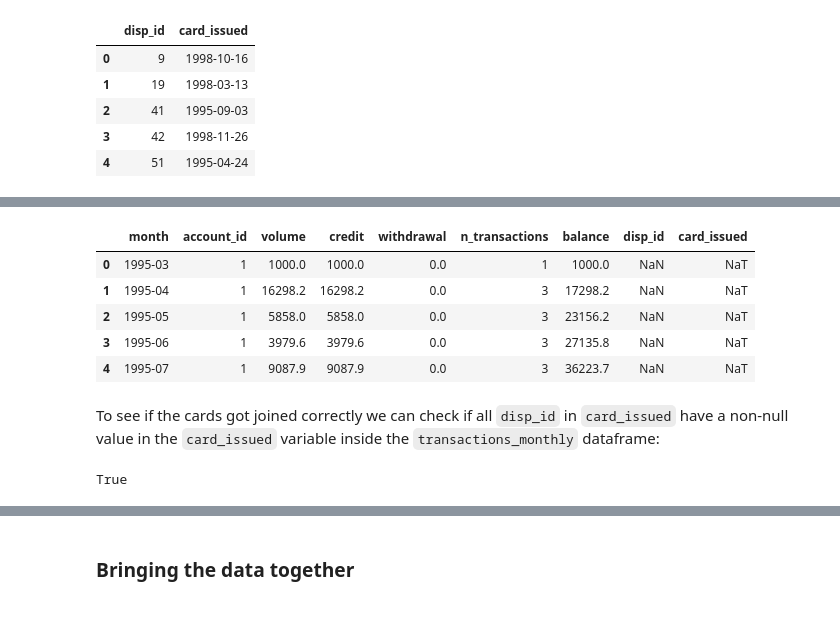
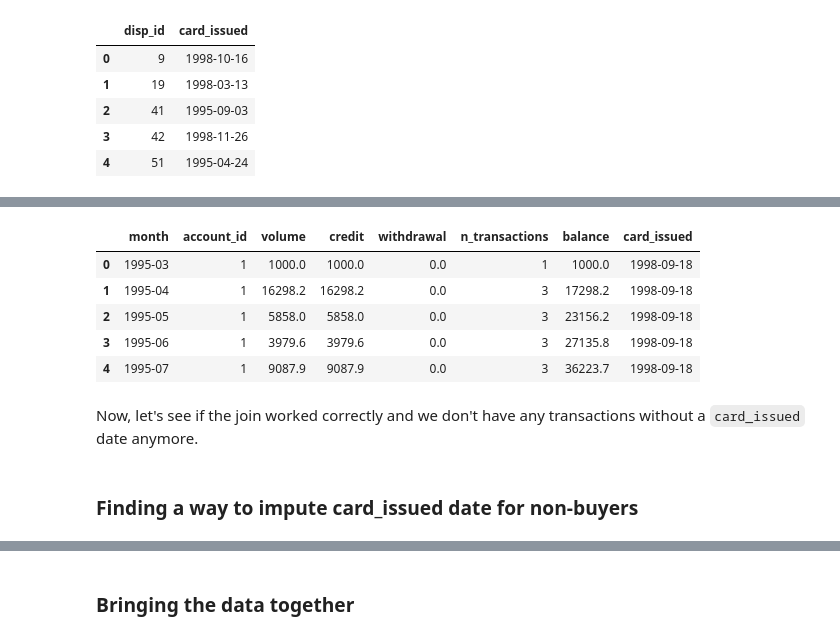
Before and after one commit to okaynils/fhnw-ds-aml, a Jupyter notebook: notebook.ipynb, the cells around one changed output, grey strips where cells are left out. Saved outputs shown, nothing was run; the diff lists cells and outputs as text; code cells hidden in the pictures.

Commit message:
added fictional card_issued date for non-card-owners

```diff
--- a/notebook.ipynb
+++ b/notebook.ipynb
@@ -399,0 +390,17 @@ transactions_monthly
+# %%
+clients_with_cards = client_df[~client_df['card_issued'].isnull()]
+time_between_creation_and_issue = (clients_with_cards['card_issued']-clients_with_cards['account_date']).dt.days
+
+fig = go.Figure()
+
+fig.add_trace(go.Histogram(x=time_between_creation_and_issue, histnorm='percent', nbinsx=50))
+
+fig.update_traces(marker_line_width=1, marker_line_color="white")
+
+fig.update_layout(
+    title='Distribution of Card Issuance Dates',
+    xaxis_title='Days',
+    yaxis_title='Percentage of Accounts'
+)
+
+fig.show()
@@ -399,0 +409,25 @@ transactions_monthly
+# %%
+np.random.seed(1337)
+
+sampled_deltas = np.random.choice(time_between_creation_and_issue, size=len(client_df[client_df['card_issued'].isnull()]))
+
+fig = go.Figure()
+
+fig.add_trace(go.Histogram(x=sampled_deltas, histnorm='percent', name='Sampled Deltas', nbinsx=50))
+fig.add_trace(go.Histogram(x=time_between_creation_and_issue, histnorm='percent', name='Original Deltas', nbinsx=50))
+
+fig.update_traces(marker_line_width=1, marker_line_color="white")
+
+fig.update_layout(
+    title='Distribution of Card Issuance Dates',
+    xaxis_title='Days',
+    yaxis_title='Percentage of Accounts'
+)
+
+fig.show()
+# %%
+# fill the clients with missing card_issued dates with the sampled deltas
+if len(client_df[client_df['card_issued'].isnull()]) > 0:
+    client_df.loc[client_df['card_issued'].isnull(), 'card_issued'] = client_df.loc[client_df['card_issued'].isnull(), 'account_date'] + pd.to_timedelta(sampled_deltas, unit='D')
+
+print(f'Number of NaT/NaN values in card_issued: {client_df['card_issued'].isnull().sum()}')
@@ -410,20 +465,14 @@ card_issued.head(5)
 # %%
-transactions_monthly = transactions_monthly.merge(card_issued, left_on='account_id', right_on='disp_id', how='left')
+# join in the card_issued date from client_date to the transactions_monthly
+transactions_monthly = transactions_monthly.merge(client_df[['account_id', 'card_issued']], left_on='account_id', right_on='account_id', how='left')
 
 transactions_monthly.head()
 # %% [output]
-|  | month | account_id | volume | credit | withdrawal | n_transactions | balance | disp_id | card_issued |
-| 0 | 1995-03 | 1 | 1000.0 | 1000.0 | 0.0 | 1 | 1000.0 | NaN | NaT |
-| 1 | 1995-04 | 1 | 16298.2 | 16298.2 | 0.0 | 3 | 17298.2 | NaN | NaT |
-| 2 | 1995-05 | 1 | 5858.0 | 5858.0 | 0.0 | 3 | 23156.2 | NaN | NaT |
-| 3 | 1995-06 | 1 | 3979.6 | 3979.6 | 0.0 | 3 | 27135.8 | NaN | NaT |
-| 4 | 1995-07 | 1 | 9087.9 | 9087.9 | 0.0 | 3 | 36223.7 | NaN | NaT |
+|  | month | account_id | volume | credit | withdrawal | n_transactions | balance | card_issued |
+| 0 | 1995-03 | 1 | 1000.0 | 1000.0 | 0.0 | 1 | 1000.0 | 1998-09-18 |
+| 1 | 1995-04 | 1 | 16298.2 | 16298.2 | 0.0 | 3 | 17298.2 | 1998-09-18 |
+| 2 | 1995-05 | 1 | 5858.0 | 5858.0 | 0.0 | 3 | 23156.2 | 1998-09-18 |
+| 3 | 1995-06 | 1 | 3979.6 | 3979.6 | 0.0 | 3 | 27135.8 | 1998-09-18 |
+| 4 | 1995-07 | 1 | 9087.9 | 9087.9 | 0.0 | 3 | 36223.7 | 1998-09-18 |
-# %% [markdown]
-To see if the cards got joined correctly we can check if all `disp_id` in `card_issued` have a non-null value in the `card_issued` variable inside the `transactions_monthly` dataframe:
-# %%
-transactions_monthly[transactions_monthly['disp_id']
-                     .isin(card_issued['disp_id'])]['account_id']\
-                     .isin(card_issued['disp_id'])\
-                     .all()
-# %% [output]
-True
+# %% [markdown]
+Now, let's see if the join worked correctly and we don't have any transactions without a `card_issued` date anymore.
@@ -429,0 +481,2 @@ True
+# %% [markdown]
+### Finding a way to impute card_issued date for non-buyers
```
Also changed, not shown: parts of 31 cells of this notebook, 2 other files.
